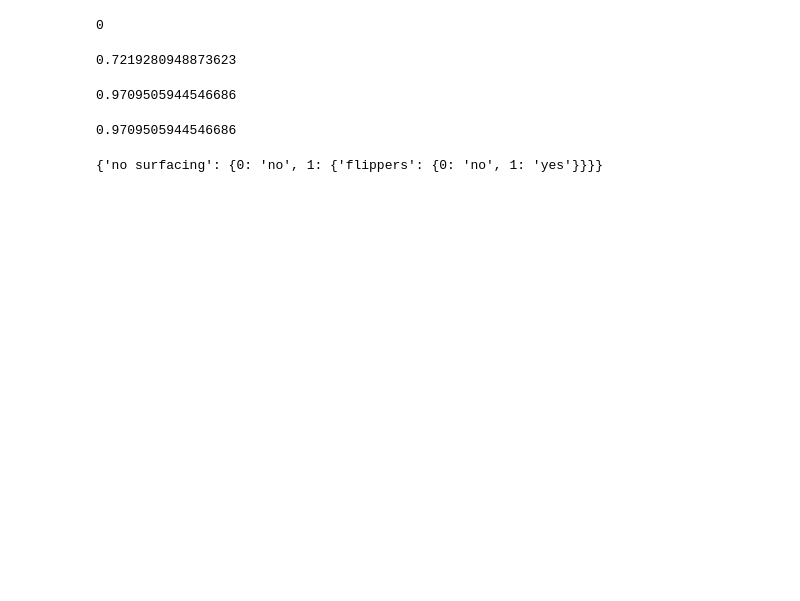
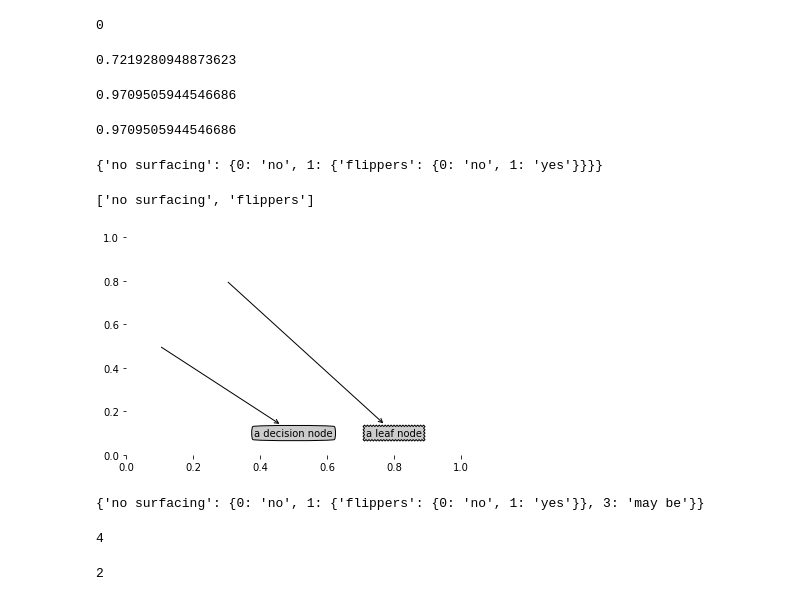
Before and after one commit to HaRshA10D/Machine-Learning-in-python, a Jupyter notebook: ch03.ipynb, the cells around one changed output. Saved outputs shown, nothing was run; the diff lists cells and outputs as text; code cells hidden in the pictures; blank space fills up the shorter version.

```diff
--- a/ch03.ipynb
+++ b/ch03.ipynb
@@ -57,3 +52,27 @@ myTree = trees.createTree(myDat,labels)
 myTree
 # %% [output]
 {'no surfacing': {0: 'no', 1: {'flippers': {0: 'no', 1: 'yes'}}}}
+# %%
+myDat,labels = trees.createDataSet()
+labels
+# %% [output]
+['no surfacing', 'flippers']
+# %%
+import treePlotter
+treePlotter.createPlot1()
+# %% [output]
+[figure, added]
+# %%
+exTree = treePlotter.retrieveTree(0)
+exTree['no surfacing'][3] = 'may be'
+exTree
+# %% [output]
+{'no surfacing': {0: 'no', 1: {'flippers': {0: 'no', 1: 'yes'}}, 3: 'may be'}}
+# %%
+treePlotter.getNumLeafs(exTree)
+# %% [output]
+4
+# %%
+treePlotter.getTreeDepth(exTree)
+# %% [output]
+2
```
Also changed, not shown: parts of 11 cells of this notebook, 3 other files.
